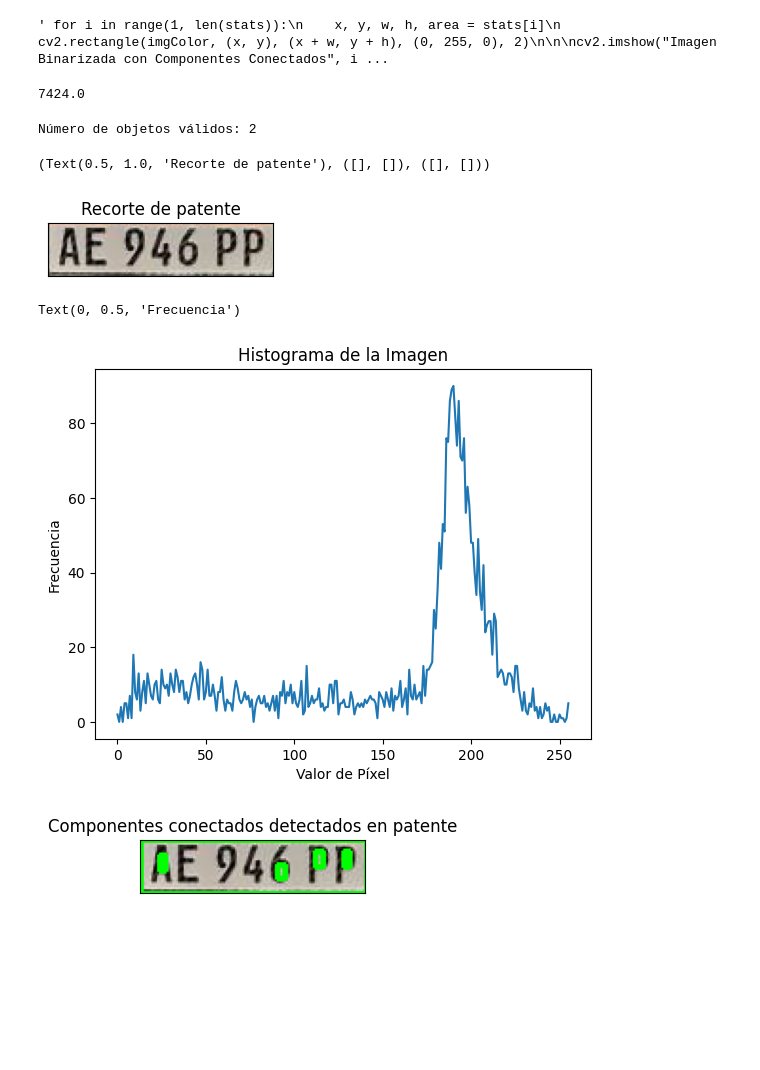
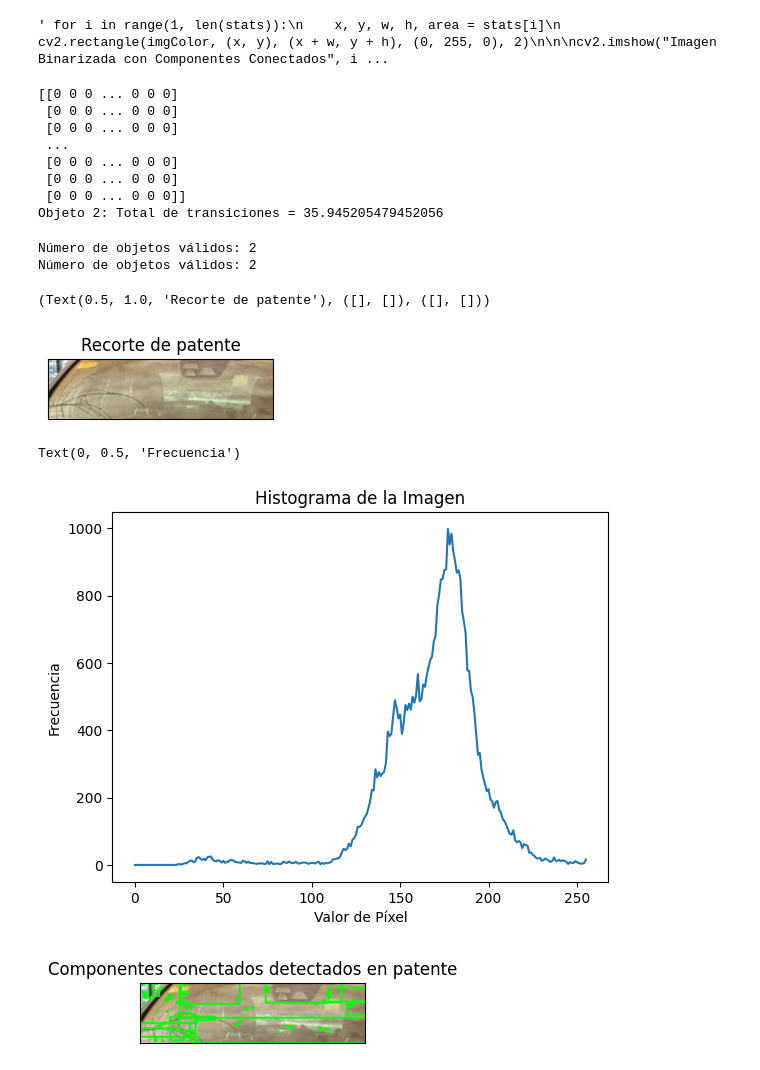
Before and after one commit to sleepydogo/plate-cv, a Jupyter notebook: Tests.ipynb, the cells around one changed output. Cells and saved outputs as stored; diff of their text form; code cells hidden in the pictures; blank space fills up the shorter version.

Commit message:
Nuevos cambios

```diff
--- a/Tests.ipynb
+++ b/Tests.ipynb
@@ -4,11 +4,8 @@
 import cv2
 import numpy as np
 import matplotlib.pyplot as plt
-from tensorflow.keras.preprocessing import image
-from tensorflow.keras.applications.vgg16 import preprocess_input
-from tensorflow import keras
 
-img_leer = "./resources/examples/img0.jpg"
+img_leer = "./resources/examples/img2.jpg"
 # Carga la imagen
 imgColor = cv2.imread(img_leer)
 
@@ -84,7 +81,7 @@ def filtro_cambio_color_en_proporciones(imagen_binaria, proporciones):
 
     return total_transiciones
 # %%
-proporciones_a_analizar = [1 / 4, 1 / 2, 3 / 4]
+proporciones_a_analizar = [1 / 3, 1 / 2, 2 / 3]
 
 # Rango de cantidad de diferencias permitidas
 rango_cantidad_diferencias = (5000, 10000)
@@ -108,7 +105,7 @@ for i in range(1, len(new_stats)):
     total_transiciones = filtro_cambio_color_en_proporciones(
         roi_a_analizar, proporciones_a_analizar
     )
-    print(total_transiciones)
+    valor_final = total_transiciones/w
 
     # Verificar si la suma total de transiciones está dentro del rango
     if not (
@@ -119,14 +116,21 @@ for i in range(1, len(new_stats)):
         # Imprimir la cantidad total de transiciones para cada objeto
         print(new_labels)
 
-        print(f"Objeto {i}: Total de transiciones = {total_transiciones}")
+        print(f"Objeto {i}: Total de transiciones = {valor_final}")
 
         new_labels[
             new_labels == i
         ] = 0  # Eliminar componente basado en la relación de aspecto
         new_stats[i] = 0  # Eliminar las estadísticas del componente
 # %% [output]
-7424.0
+[[0 0 0 ... 0 0 0]
+ [0 0 0 ... 0 0 0]
+ [0 0 0 ... 0 0 0]
+ ...
+ [0 0 0 ... 0 0 0]
+ [0 0 0 ... 0 0 0]
+ [0 0 0 ... 0 0 0]]
+Objeto 2: Total de transiciones = 35.945205479452056
 # %%
 # Convertir la matriz nuevos_labels a un tipo de datos compatible
 new_labels = np.uint8(new_labels)
@@ -135,6 +139,8 @@ new_labels = np.uint8(new_labels)
 nuevos_labels, _, nuevos_stats, _ = cv2.connectedComponentsWithStats(new_labels)
 
 # Después de la sección donde se aplica el filtro
+
+print("Número de objetos válidos:", len(nuevos_stats))
 print("Número de objetos válidos:", len(nuevos_stats))
 
 
@@ -144,6 +150,7 @@ print("Número de objetos válidos:", len(nuevos_stats))
 #    cv2.rectangle(imgColor, (x, y), (x + w, y + h), (0, 255, 0), 2)
 # %% [output]
 Número de objetos válidos: 2
+Número de objetos válidos: 2
 # %%
 patente = imgColor[
     nuevos_stats[1][1] :
@@ -155,7 +162,7 @@ plt.subplot(1, 2, 1), plt.imshow(patente, cmap='gray')
 plt.title('Recorte de patente'), plt.xticks([]), plt.yticks([])
 # %% [output]
 (Text(0.5, 1.0, 'Recorte de patente'), ([], []), ([], []))
-[figure, old version]
+[figure, new version]
 # %%
 # Muestra el histograma usando Matplotlib
 
@@ -167,29 +174,29 @@ plt.xlabel('Valor de Píxel')
 plt.ylabel('Frecuencia')
 # %% [output]
 Text(0, 0.5, 'Frecuencia')
-[figure, old version]
+[figure, new version]
 # %%
 # conviene binarizar ..
 patente_grises = cv2.cvtColor(patente, cv2.COLOR_RGB2GRAY)
 
 _, patente_binarizada = cv2.threshold(patente_grises, 150, 255, cv2.THRESH_BINARY)
 # %%
-_, labels, stats, centroids = cv2.connectedComponentsWithStats(patente_binarizada)
+_, labels, stats, centroids = cv2.connectedComponentsWithStats(~patente_binarizada)
 patente_copia = patente.copy()
 
 for i in range(1, len(stats)):
     x, y, w, h, area = stats[i]
     cv2.rectangle(patente_copia, (x, y), (x + w, y + h), (0, 255, 0), 2)
 
 # Muestra la imagen original y la imagen con componentes coloreados
 plt.subplot(1, 2, 1), plt.imshow(patente_binarizada)
 plt.title('Patente Binaria'), plt.xticks([]), plt.yticks([])
 
 plt.subplot(1, 2, 1), plt.imshow(patente_copia)
 plt.title('Componentes conectados detectados en patente'), plt.xticks([]), plt.yticks([])
 
 plt.show()
 # %% [output]
-[figure, old version]
+[figure, new version]
 # %%
 altura, ancho = patente_binarizada.shape[:2]
```
Also changed, not shown: parts of 9 cells of this notebook, 1 other file.
